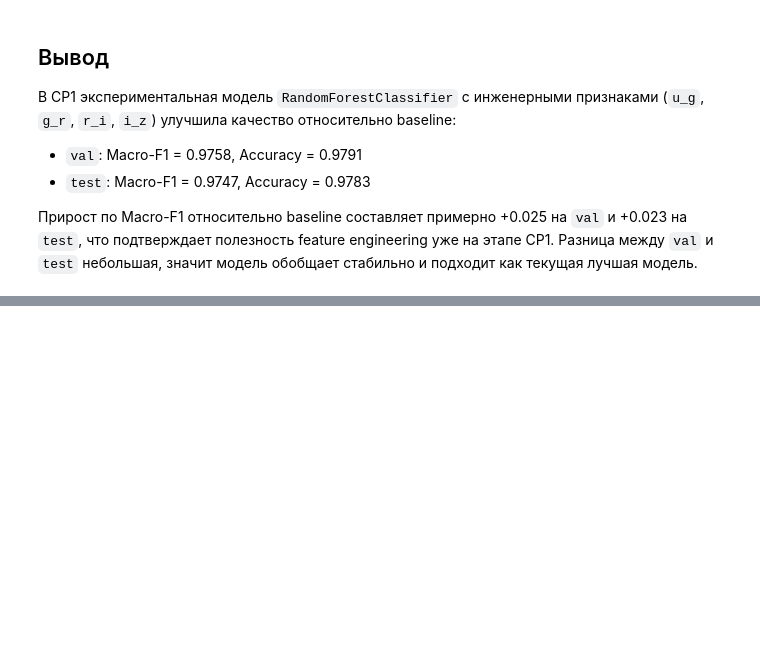
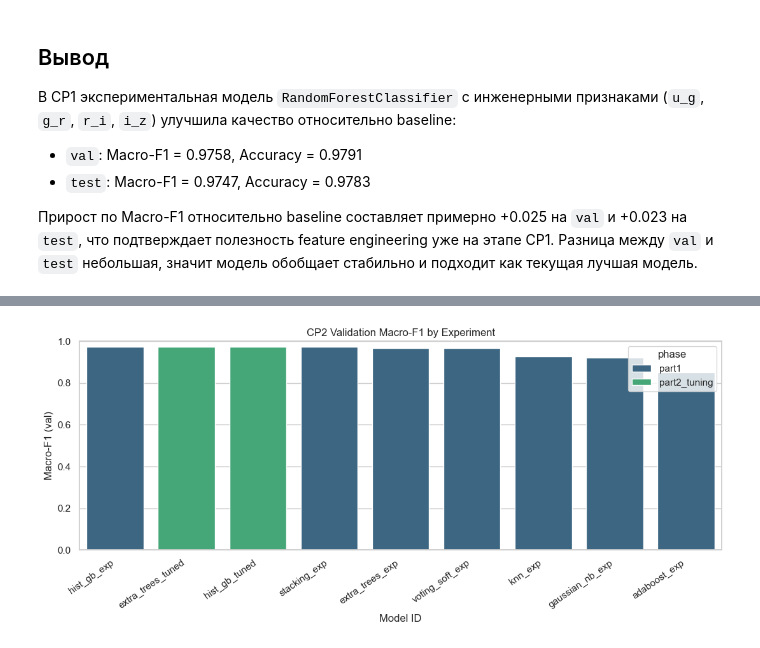
Before and after one commit to hsemlcourse/hseml-group-project-mokrites, a Jupyter notebook: notebooks/03_experiments.ipynb, the cells around one changed output, grey strips where cells are left out. Cells and saved outputs as stored; diff of their text form; code cells hidden in the pictures; blank space fills up the shorter version.

```diff
--- a/notebooks/03_experiments.ipynb
+++ b/notebooks/03_experiments.ipynb
@@ -116,0 +123,23 @@ metrics_json['best_model']
+# %%
+from pathlib import Path
+import pandas as pd
+import json
+import seaborn as sns
+import matplotlib.pyplot as plt
+
+ROOT = Path.cwd()
+if not (ROOT / "src" / "cp2_experiments.py").exists():
+    ROOT = ROOT.parent
+
+MODELS_DIR = ROOT / "models"
+cp2_results_path = MODELS_DIR / "cp2_results.csv"
+cp2_metrics_path = MODELS_DIR / "cp2_metrics.json"
+# %%
+cp2_results = pd.read_csv(cp2_results_path)
+cp2_results = cp2_results.sort_values("macro_f1_val", ascending=False).reset_index(drop=True)
+cp2_results[[
+    "phase", "model_id", "model_name",
+    "macro_f1_val", "accuracy_val",
+    "macro_f1_test", "accuracy_test",
+    "best_params"
+]]
@@ -116,0 +177,20 @@ metrics_json['best_model']
+# %%
+plot_df = cp2_results.copy()
+plt.figure(figsize=(11, 5))
+sns.barplot(
+    data=plot_df,
+    x="model_id",
+    y="macro_f1_val",
+    hue="phase",
+    dodge=False,
+    palette="viridis",
+)
+plt.title("CP2 Validation Macro-F1 by Experiment")
+plt.xlabel("Model ID")
+plt.ylabel("Macro-F1 (val)")
+plt.xticks(rotation=35, ha="right")
+plt.ylim(0.0, 1.0)
+plt.tight_layout()
+plt.show()
+# %% [output]
+[figure, added]
```
Also changed, not shown: parts of 4 cells of this notebook, 6 other files.
